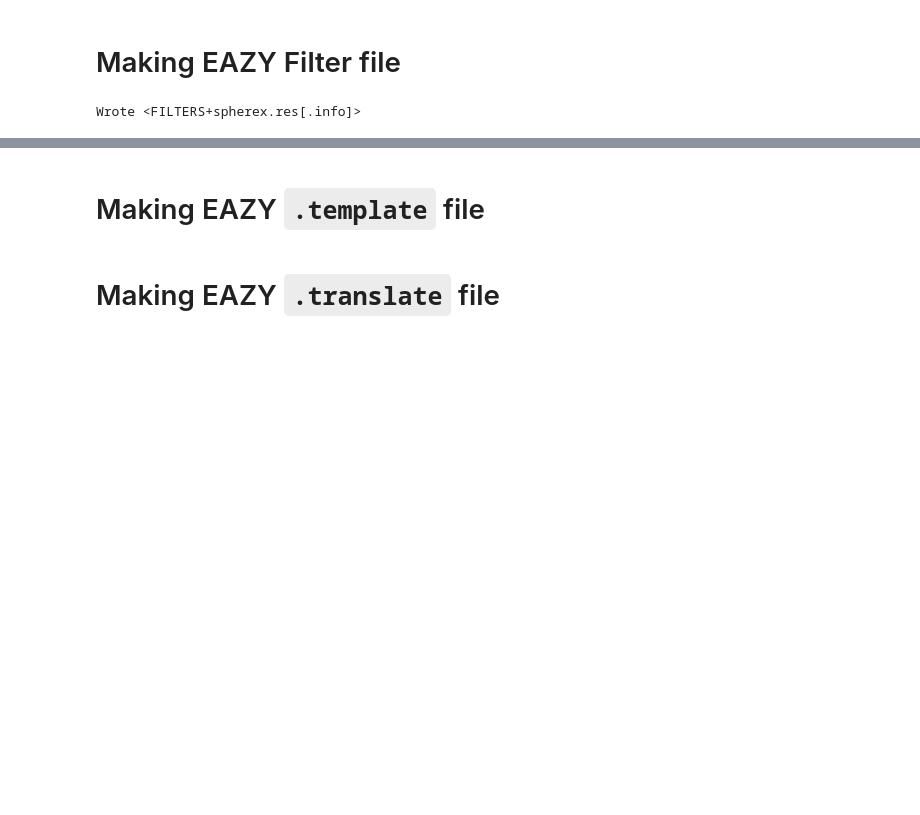
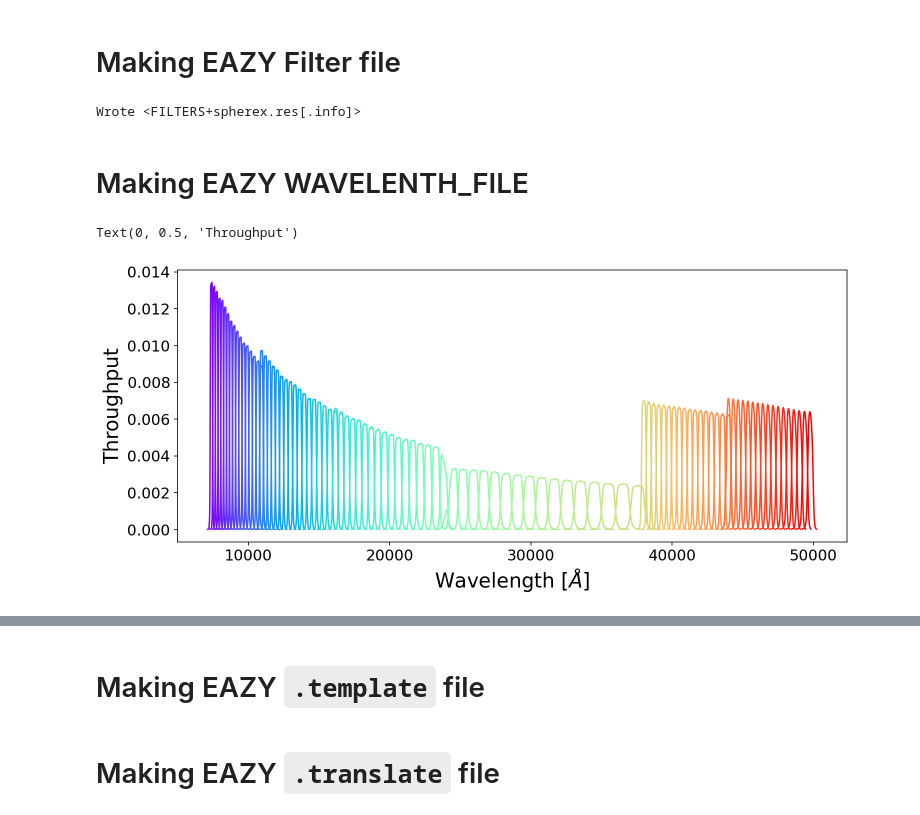
Before and after one commit to hbahk/spherex-challenge, a Jupyter notebook: challenge/run.ipynb, the cells around one changed output, grey strips where cells are left out. Drawn from its saved outputs; the diff is of its cells as text; code cells hidden in the pictures; blank space fills up the shorter version.

```diff
--- a/challenge/run.ipynb
+++ b/challenge/run.ipynb
@@ -6,14 +6,15 @@ import os
 from pathlib import Path
 import pickle
 import numpy as np
+import gc
 from matplotlib import pyplot as plt
 from astropy.io import fits
 from astropy.table import Table
 import eazy
 
 from matplotlib import rcParams
-plt.rcParams["font.size"] = 20
-plt.rcParams["axes.labelsize"] = 25
+plt.rcParams["font.size"] = 15
+plt.rcParams["axes.labelsize"] = 20
 
 WD = Path('/data1/hbahk/spherex-photoz/spherex-challenge/challenge')
 os.chdir(WD)
@@ -92,3 +93,21 @@ params['Z_STEP']            = 0.001
 params['Z_STEP_TYPE']       = 1
 
 translate_filename = 'spherex.translate'
+# %% [markdown]
+# Making EAZY WAVELENTH_FILE
+# %%
+res = eazy.filters.FilterFile(WD/'FILTERS+spherex_reduced.res')
+
+res_sphx = np.array(res.filters)[res.search('SPHEREx', verbose=False)]
+Nchan_total = len(res_sphx)
+colors = plt.cm.rainbow(np.linspace(0, 1, Nchan_total))
+fig = plt.figure(figsize=(12, 5))
+ax = fig.add_subplot(111)
+for i, filt in enumerate(res_sphx):
+    ax.plot(filt.wave, filt.throughput, color=colors[i])
+
+ax.set_xlabel(r'Wavelength [$\AA$]')
+ax.set_ylabel('Throughput')
+# %% [output]
+Text(0, 0.5, 'Throughput')
+[figure, added]
```
Also changed, not shown: parts of 3 cells of this notebook, 2 other files.
